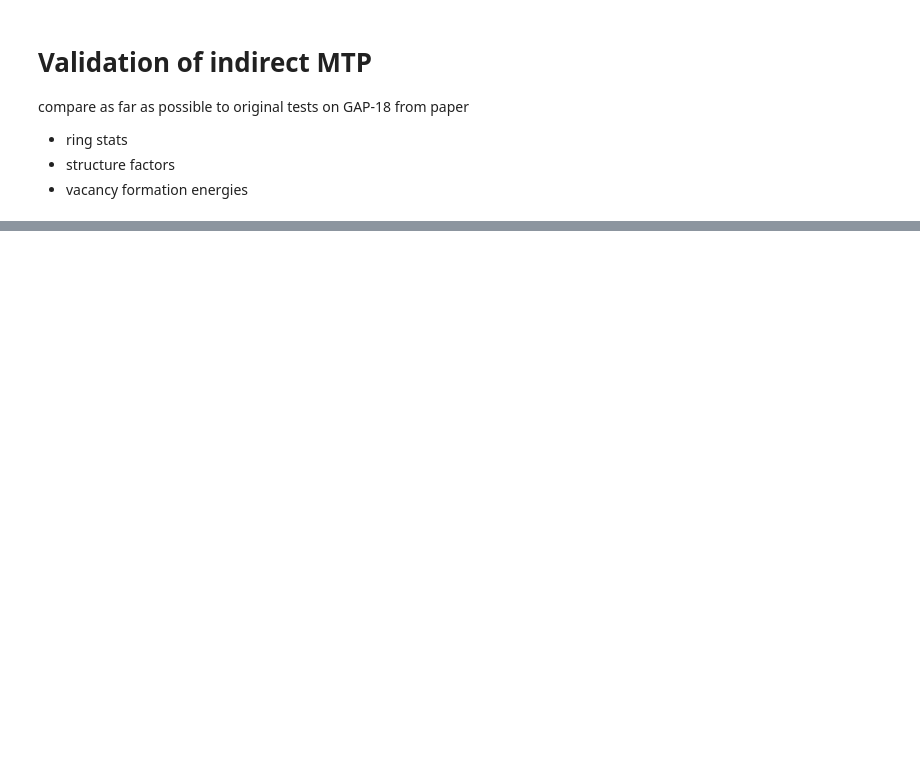
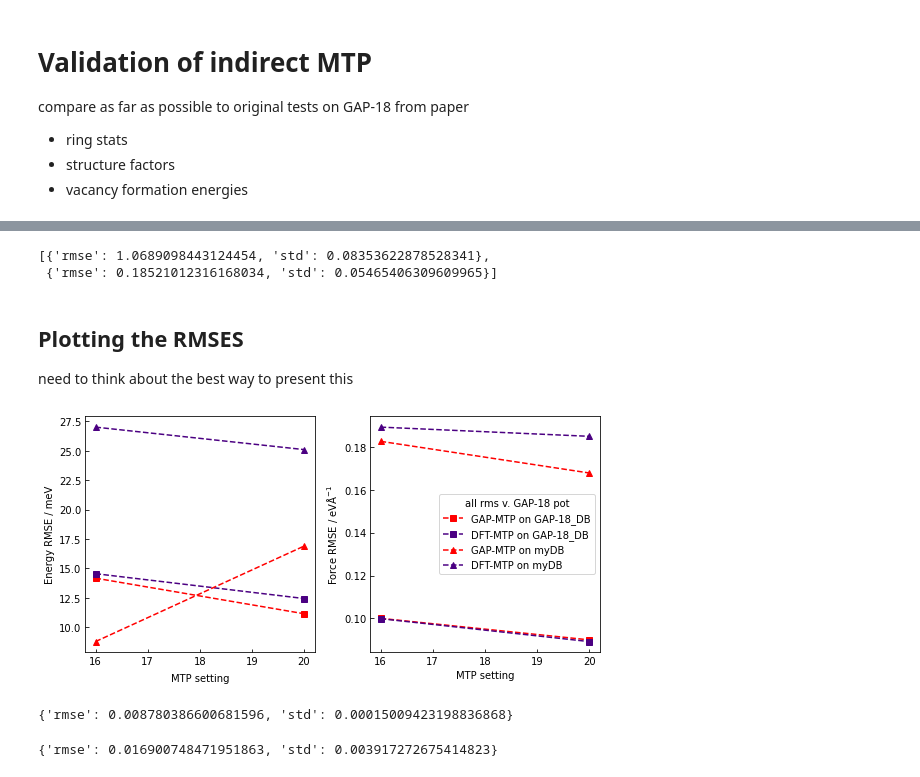
Before and after one commit to MorrowChem/Ge_analysis_local, a Jupyter notebook: MTP_from_GAP.ipynb, the cells around one changed output, grey strips where cells are left out. Saved outputs shown, nothing was run; the diff lists cells and outputs as text; code cells hidden in the pictures; blank space fills up the shorter version.

Commit message:
Started producing paper figures

```diff
--- a/MTP_from_GAP.ipynb
+++ b/MTP_from_GAP.ipynb
@@ -158,0 +255,10 @@ MTP_md = [MD_run(os.path.join(MTP_dir, 'u16_min1.5/run_1000_'), label='u16_m1.5'
+# %%
+
+MTPs = [MTP(os.path.join(MTP_dir, 'u16_min1.5/GAP_18_db_GAPlabelled.mtp'), potential_name='MTP_u16_m1.5'),
+        MTP(os.path.join(MTP_dir, 'u20_m1.5_GAP18db.mtp'), potential_name='MTP_u20_m1.5'),
+        MTP(os.path.join(MTP_dir, 'directMTP_u16m1.5.mtp'), potential_name='DFT-MTP_u16_m1.5'),
+        MTP(os.path.join(MTP_dir, 'directMTP_u20m1.5.mtp'), potential_name='DFT-MTPu20_m1.5')
+        # MTP(os.path.join(MTP_dir, 'u16_min1.5/GAP_18_db_GAPlabelled.mtp'), potential_name='MTP u26_m1.5'),
+        ]
+
+calc_flag = [1, 1, 1, 1]
@@ -158,0 +336,5 @@ MTP_md = [MD_run(os.path.join(MTP_dir, 'u16_min1.5/run_1000_'), label='u16_m1.5'
+# %%
+# rmses for the GAP-18 db
+rmses_MTP_DFT = [[rms_dict(i[j], GAP_18_DFT[j]) for j in range(len(GAP_18_DFT))] for i in MTP_EF_GAP_18]
+rmses_MTP_GAP18 = [[rms_dict(i[j], GAP_18_EF[j]) for j in range(len(GAP_18_EF))] for i in MTP_EF_GAP_18]
+rmses_GAP_DFT = [rms_dict(GAP_18_EF[j], GAP_18_DFT[j]) for j in range(len(GAP_18_DFT))]
@@ -158,0 +372,5 @@ MTP_md = [MD_run(os.path.join(MTP_dir, 'u16_min1.5/run_1000_'), label='u16_m1.5'
+# %%
+# rmses for myDB as validation set, need to adjust for different level of DFT (or just compare forces)
+rmses_MTP_DFT_myDB = [[rms_dict(i[j], myDB_DFT[j] - delX[j]) for j in range(len(myDB_DFT))] for i in MTP_EF_myDB]
+rmses_MTP_GAP18_myDB = [[rms_dict(i[j], GAP_18_EF_myDB[j]) for j in range(len(GAP_18_EF_myDB))] for i in MTP_EF_myDB]
+rmses_GAP_DFT_myDB = [rms_dict(GAP_18_EF_myDB[j], myDB_DFT[j] - delX[j]) for j in range(len(myDB_DFT))]
@@ -158,0 +399,57 @@ MTP_md = [MD_run(os.path.join(MTP_dir, 'u16_min1.5/run_1000_'), label='u16_m1.5'
+# %%
+rmses_GAP_DFT_myDB
+# %% [output]
+[{'rmse': 1.0689098443124454, 'std': 0.08353622878528341},
+ {'rmse': 0.18521012316168034, 'std': 0.05465406309609965}]
+# %% [markdown]
+## Plotting the RMSES
+need to think about the best way to present this
+# %%
+TS = [16, 20, 24]
+# showing the RMSEs for different tensor sizes, compared to DFT, GAP-18 prediction and direct MTP
+
+fig, axs = plt.subplots(1,2, figsize=(8, 4))
+fig.subplots_adjust(hspace=0.05)
+axs[0].errorbar(TS[:2], np.array([i[0]['rmse'] for i in rmses_MTP_GAP18[:2]])*1000,
+                yerr=None, fmt='s--', color='r', markersize=6, label='GAP-MTP v. GAP-18 on GAP-18', zorder=5)
+axs[0].errorbar(TS[:2], np.array([i[0]['rmse'] for i in rmses_MTP_GAP18[2:]])*1000,
+                yerr=None, fmt='s--', color='Indigo', markersize=6, label='DFT-MTP v. GAP-18 on myDB', zorder=5)
+
+axs[0].errorbar(TS[:2], np.array([i[0]['rmse'] for i in rmses_MTP_GAP18_myDB[:2]])*1000,
+                yerr=None, fmt='^--', color='r', markersize=6, label='GAP-MTP v. GAP-18 on myDB', zorder=5)
+
+axs[0].errorbar(TS[:2], np.array([i[0]['rmse'] for i in rmses_MTP_GAP18_myDB[2:]])*1000,
+                yerr=None, fmt='^--', color='Indigo', markersize=6, label='DFT-MTP v. GAP-18 on myDB', zorder=5)
+axs[0].set(xlabel='MTP setting', ylabel='Energy RMSE / meV')
+
+
+
+
+axs[1].set(xlabel='MTP setting', ylabel='Force RMSE / $\mathrm{eV\AA^{-1}}$')
+
+axs[1].errorbar(TS[:2], np.array([i[1]['rmse'] for i in rmses_MTP_GAP18[:2]]),
+                yerr=None, fmt='s--', color='r', markersize=6, label='GAP-MTP on GAP-18_DB', zorder=5)
+axs[1].errorbar(TS[:2], np.array([i[1]['rmse'] for i in rmses_MTP_GAP18[2:]]),
+                yerr=None, fmt='s--', color='Indigo', markersize=6, label='DFT-MTP on GAP-18_DB', zorder=5)
+axs[1].errorbar(TS[:2], np.array([i[1]['rmse'] for i in rmses_MTP_GAP18_myDB[:2]]),
+                yerr=None, fmt='^--', color='r', markersize=6, label='GAP-MTP on myDB', zorder=5)
+axs[1].errorbar(TS[:2], np.array([i[1]['rmse'] for i in rmses_MTP_GAP18_myDB[2:]]),
+                yerr=None, fmt='^--', color='Indigo', markersize=6, label='DFT-MTP on myDB', zorder=5)
+
+axs[0].tick_params(axis="both",direction="in", left="off",labelleft="on")
+axs[1].tick_params(axis="both",direction="in", left="off",labelleft="on")
+axs[0].xaxis.labelpad = 7
+axs[1].legend(title='all rms v. GAP-18 pot')
+#axs[1].legend(bbox_to_anchor=(0.6,1.05))
+# axs[1].xaxis.labelpad = 20
+
+plt.tight_layout()
+fig.savefig('/home/joe/Documents/Ge_od/GAP_to_MTP/volker_figures/rmse_vGAP18.png', dpi=100, bbox_inches='tight')
+# %% [output]
+[figure, added]
+# %%
+print(rms_dict(MTP_EF_myDB[0][0], GAP_18_EF_myDB[0]))
+rms_dict(GAP_18_EF_myDB[0], MTP_EF_myDB[1][0])
+# %% [output]
+{'rmse': 0.008780386600681596, 'std': 0.00015009423198836868}
+{'rmse': 0.016900748471951863, 'std': 0.003917272675414823}
```
Also changed, not shown: parts of 76 cells of this notebook, 1 other file.
